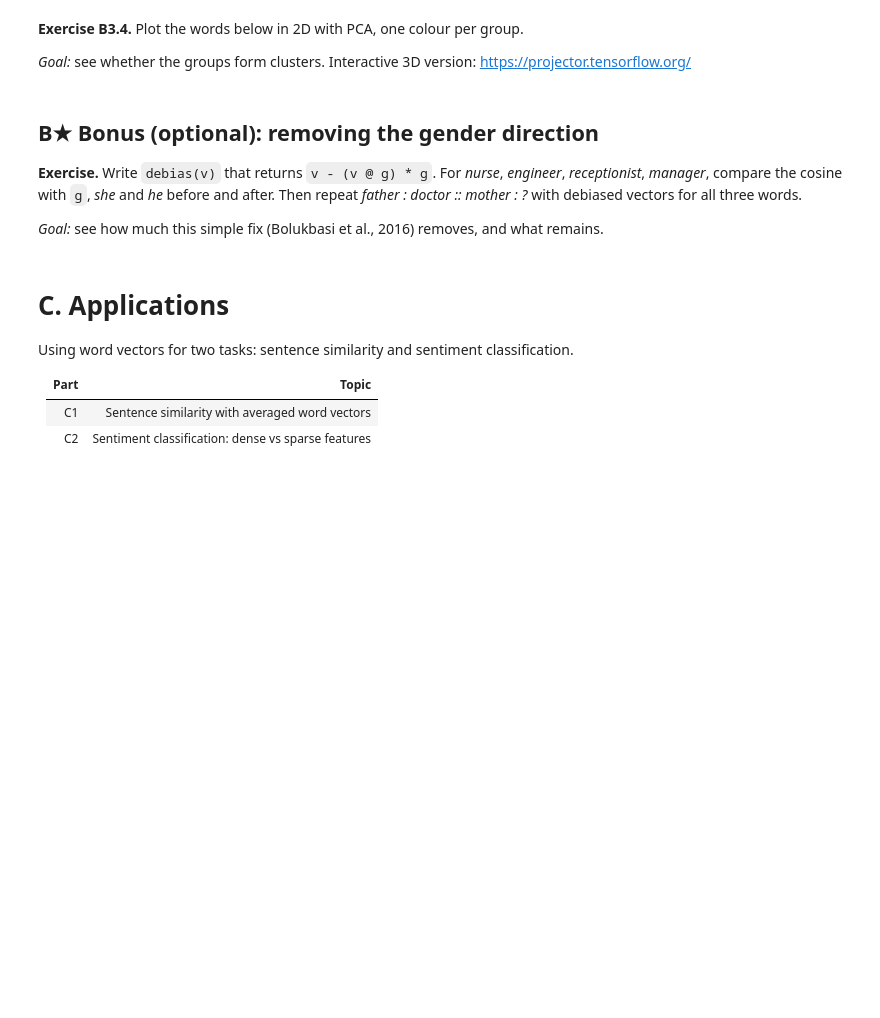
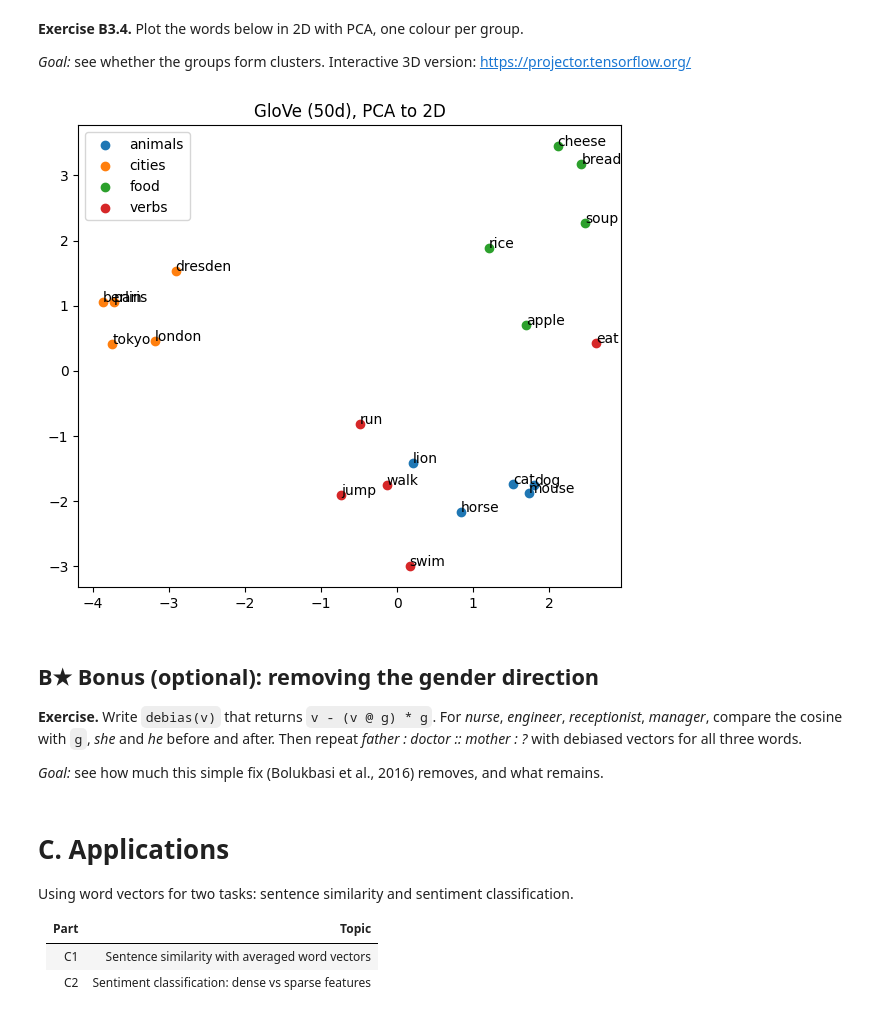
Before and after one commit to rezaeim748/LLMs-Lab-2, a Jupyter notebook: lab2_word_representations.ipynb, the cells around one changed output. Drawn from its saved outputs; the diff is of its cells as text; code cells hidden in the pictures; blank space fills up the shorter version.

```diff
--- a/lab2_word_representations.ipynb
+++ b/lab2_word_representations.ipynb
@@ -480,0 +482,5 @@ model = None  # TODO: Word2Vec(sentences=sentences, ..., workers=2, seed=42)
+# %%
+# TODO: Word2Vec(sentences=sentences, ..., workers=2, seed=42)
+model = Word2Vec(sentences=sentences, vector_size=100, window=5, min_count=5,
+                 sg=1, negative=5, workers=2, seed=42)
+print("W:", model.wv.vectors.shape, " C:", model.syn1neg.shape)
@@ -486,0 +493,10 @@ model = None  # TODO: Word2Vec(sentences=sentences, ..., workers=2, seed=42)
+# %%
+for w in ["car", "computer", "germany", "dresden"]:
+    print(w, [x for x, _ in model.wv.most_similar(w, topn=6)])
+
+print(model.wv.similarity("football", "basketball"), model.wv.similarity("football", "bottle"))
+
+try:
+    model.wv["apricot"]
+except KeyError as e:
+    print("KeyError:", e)
@@ -511,0 +541,3 @@ print(glove["dresden"][:10])
+# %%
+for w in ["bank", "apple", "python", "mouse"]:
+    print(w, [x for x, _ in glove.most_similar(w, topn=8)])
@@ -546,3 +609,25 @@ groups = {
+# %%
+from sklearn.decomposition import PCA
+
+groups = {
+    "animals": ["cat", "dog", "horse", "mouse", "lion"],
+    "cities": ["dresden", "berlin", "paris", "london", "tokyo"],
+    "food": ["bread", "cheese", "apple", "rice", "soup"],
+    "verbs": ["run", "walk", "swim", "jump", "eat"],
+}
+all_words = [w for ws in groups.values() for w in ws]
+X2 = PCA(n_components=2).fit_transform(np.stack([glove[w] for w in all_words]))
+plt.figure(figsize=(7, 6))
+for name, ws in groups.items():
+    idx = [all_words.index(w) for w in ws]
+    plt.scatter(X2[idx, 0], X2[idx, 1], label=name)
+    for i in idx:
+        plt.annotate(all_words[i], X2[i])
+plt.legend()
+plt.title("GloVe (50d), PCA to 2D")
+plt.show()
+# %% [output]
+[figure, added]
 # %% [markdown]
 ## B★ Bonus (optional): removing the gender direction
 
```
Also changed, not shown: parts of 28 cells of this notebook.
